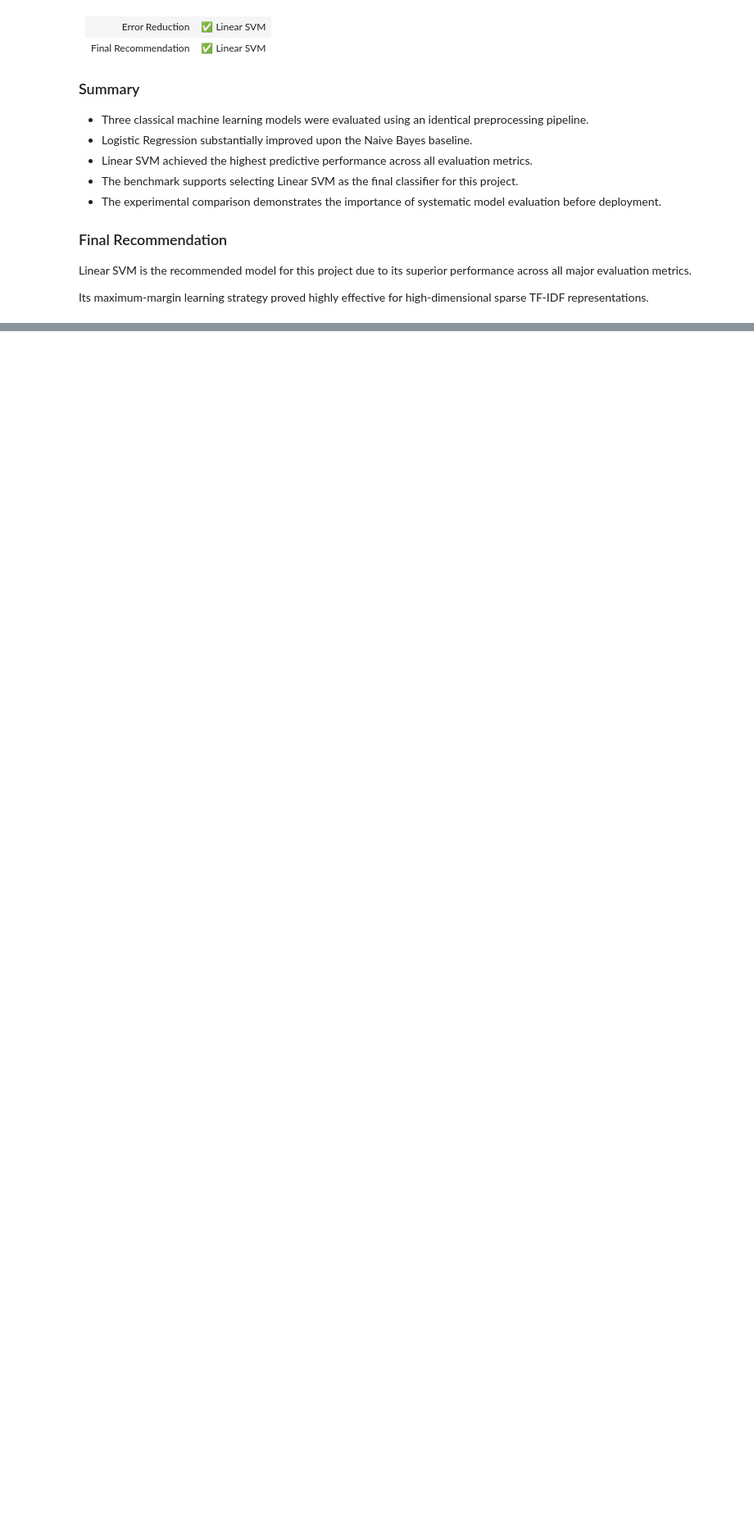
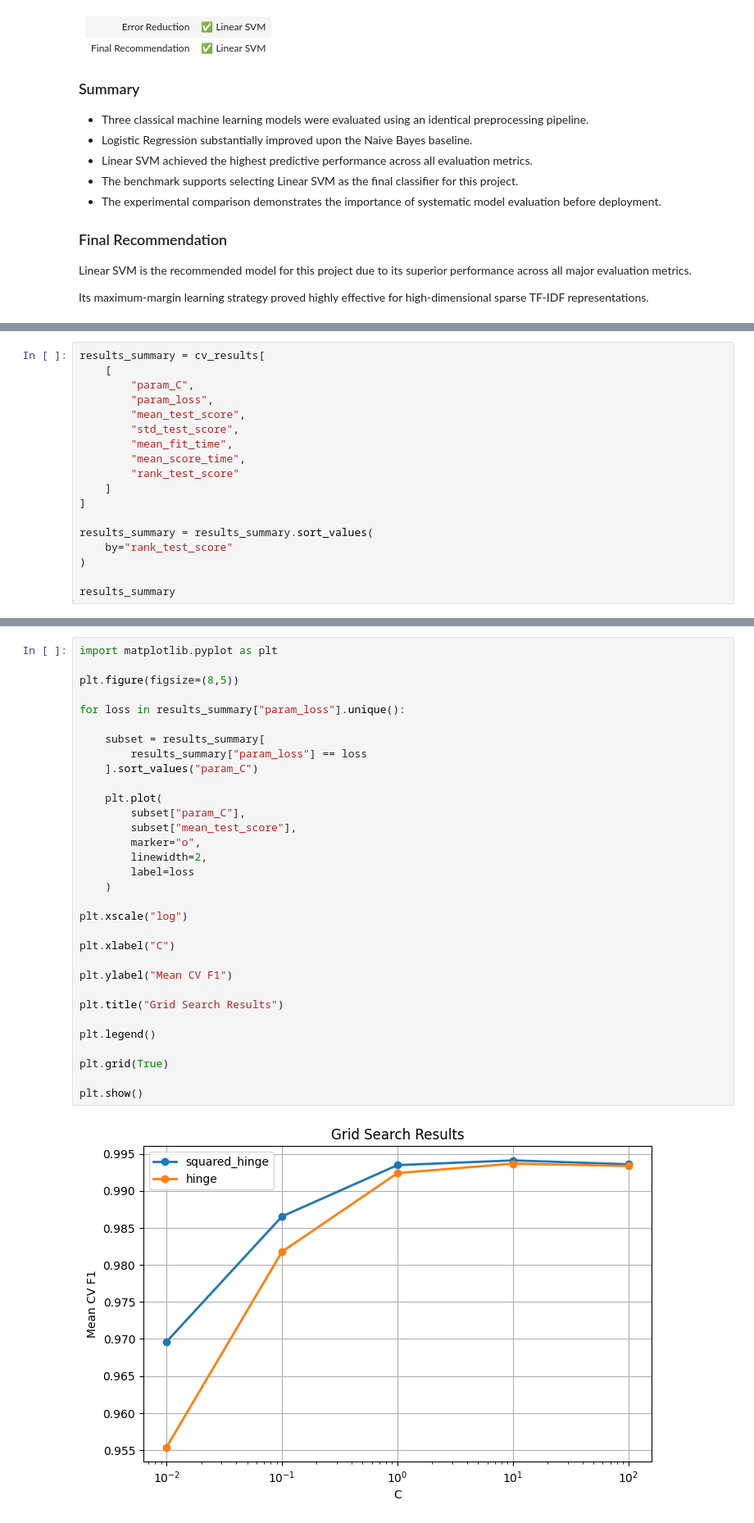
Before and after one commit to morsycoo/Fake-News-Detection, a Jupyter notebook: notebooks/Fake-News-Detection.ipynb, the cells around one changed output, grey strips where cells are left out. Shown at 82% size. Drawn from its saved outputs; the diff is of its cells as text; blank space fills up the shorter version.

```diff
--- a/notebooks/Fake-News-Detection.ipynb
+++ b/notebooks/Fake-News-Detection.ipynb
@@ -6484,0 +6759,18 @@ Its maximum-margin learning strategy proved highly effective for high-dimensiona
+# %%
+results_summary = cv_results[
+    [
+        "param_C",
+        "param_loss",
+        "mean_test_score",
+        "std_test_score",
+        "mean_fit_time",
+        "mean_score_time",
+        "rank_test_score"
+    ]
+]
+
+results_summary = results_summary.sort_values(
+    by="rank_test_score"
+)
+
+results_summary
@@ -6484,0 +6800,34 @@ Its maximum-margin learning strategy proved highly effective for high-dimensiona
+# %%
+import matplotlib.pyplot as plt
+
+plt.figure(figsize=(8,5))
+
+for loss in results_summary["param_loss"].unique():
+
+    subset = results_summary[
+        results_summary["param_loss"] == loss
+    ].sort_values("param_C")
+
+    plt.plot(
+        subset["param_C"],
+        subset["mean_test_score"],
+        marker="o",
+        linewidth=2,
+        label=loss
+    )
+
+plt.xscale("log")
+
+plt.xlabel("C")
+
+plt.ylabel("Mean CV F1")
+
+plt.title("Grid Search Results")
+
+plt.legend()
+
+plt.grid(True)
+
+plt.show()
+# %% [output]
+[figure, added]
```
Also changed, not shown: parts of 63 cells of this notebook.
